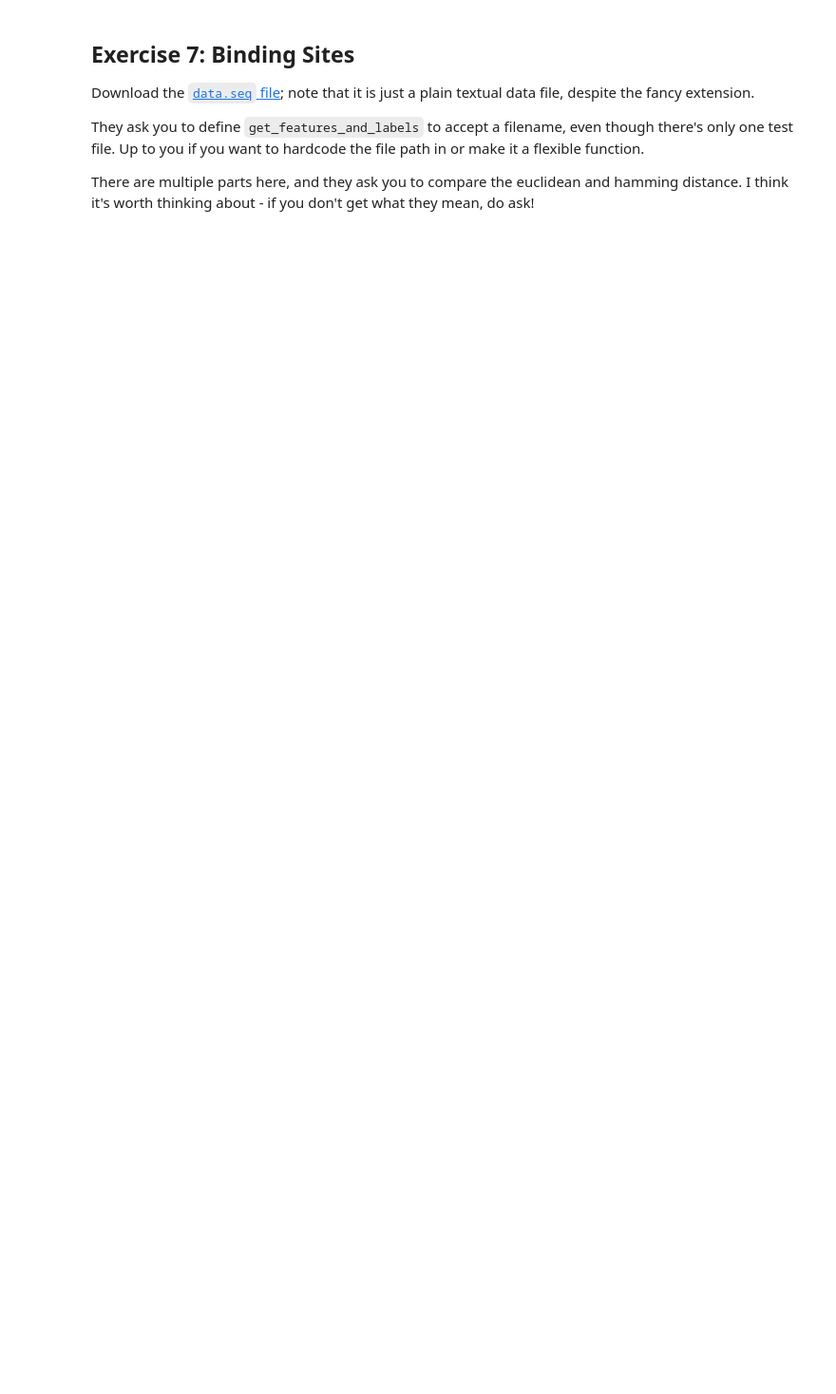
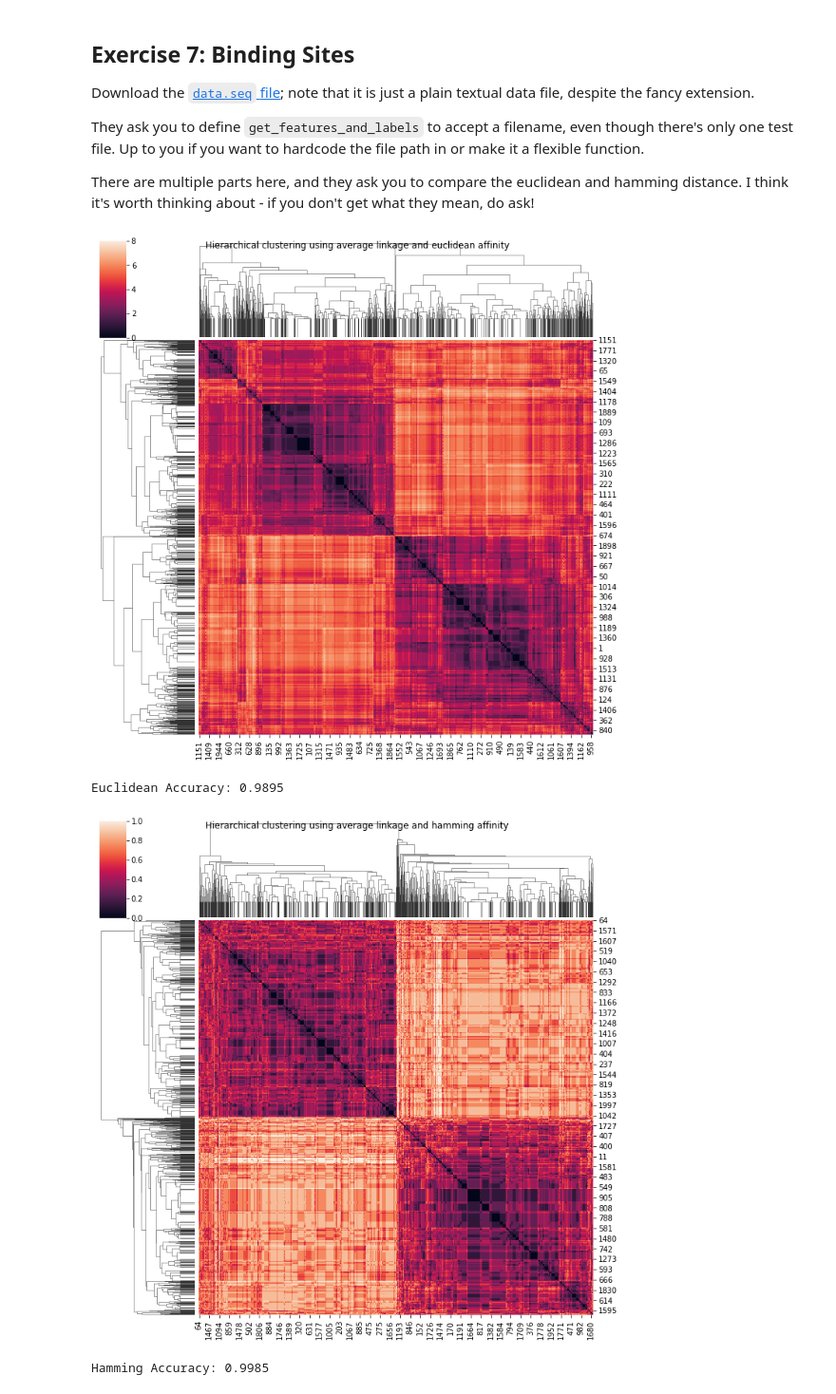
Before and after one commit to annapoliswu/CISC367, a Jupyter notebook: day19machineLearning/ml_exercises.ipynb, the cells around one changed output. Shown: that part at 95% size. Drawn from its saved outputs; the diff is of its cells as text; code cells hidden in the pictures; blank space fills up the shorter version.

```diff
--- a/day19machineLearning/ml_exercises.ipynb
+++ b/day19machineLearning/ml_exercises.ipynb
@@ -328,0 +367,71 @@ def find_permutation(n_clusters, real_labels, labels):
+# %%
+from sklearn.cluster import AgglomerativeClustering
+from sklearn.metrics import accuracy_score
+import seaborn as sns
+from sklearn.metrics import pairwise_distances
+
+import scipy.cluster.hierarchy as hc
+import scipy.spatial as sp
+
+# The `find_permutation` function provided in the text, for your convenience
+def find_permutation(n_clusters, real_labels, labels):
+    permutation=[]
+    for i in range(n_clusters):
+        idx = labels == i
+        # Choose the most common label among data points in the cluster
+        new_label=scipy.stats.mode(real_labels[idx])[0][0]
+        permutation.append(new_label)
+    return permutation
+
+def toint(nu):
+    return {
+        'A': 1,
+        'C': 2,
+        'G': 3,
+        'T': 4
+    }.get(nu)
+
+# from discord cause i was having trouble
+def plot(distances, method='average', affinity='euclidean'):
+    #hc.linkage accepts '1-D condensed distance matrix or a 2-D array of observation vectors'
+    mylinkage = hc.linkage(sp.distance.squareform(distances), method = method)  #must be distance matrix
+    g=sns.clustermap(distances, row_linkage=mylinkage, col_linkage=mylinkage )
+    g.fig.suptitle(f"Hierarchical clustering using {method} linkage and {affinity} affinity")
+    plt.show()
+
+def get_features_and_labels():
+    df = pd.read_csv("data.seq", sep="\t")
+    X = [ [toint(nu) for nu in strand] for strand in df["X"] ]
+    y = df[["y"]]
+    return (X,y)
+
+def cluster_euclidean():
+    X, y = get_features_and_labels()
+    model = AgglomerativeClustering(linkage = "average", affinity = "euclidean").fit(X)
+    permutation = find_permutation(2, y, model.labels_) #2 categories/clusters
+    new_labels = [ permutation[label] for label in model.labels_]
+
+    #matrix must be square for squareform it says
+    y2 = pairwise_distances(X, metric="euclidean")
+    plot(y2, "average", "euclidean")
+
+    return accuracy_score(y, new_labels)
+
+def cluster_hamming():
+    X, y = get_features_and_labels()
+    model = AgglomerativeClustering(linkage = "average", affinity = "precomputed").fit(pairwise_distances(X, metric = "hamming"))
+    permutation = find_permutation(2, y, model.labels_) #2 categories/clusters
+    new_labels = [ permutation[label] for label in model.labels_]
+
+    y2 = pairwise_distances(X, metric="hamming")
+    plot(y2, "average", "hamming")
+
+    return accuracy_score(y, new_labels)
+
+print("Euclidean Accuracy: " + str(cluster_euclidean()))
+print("Hamming Accuracy: " + str(cluster_hamming()))
+# %% [output]
+[figure, added]
+Euclidean Accuracy: 0.9895
+[figure, added]
+Hamming Accuracy: 0.9985
```
Also changed, not shown: parts of 3 cells of this notebook, 2 other files.
